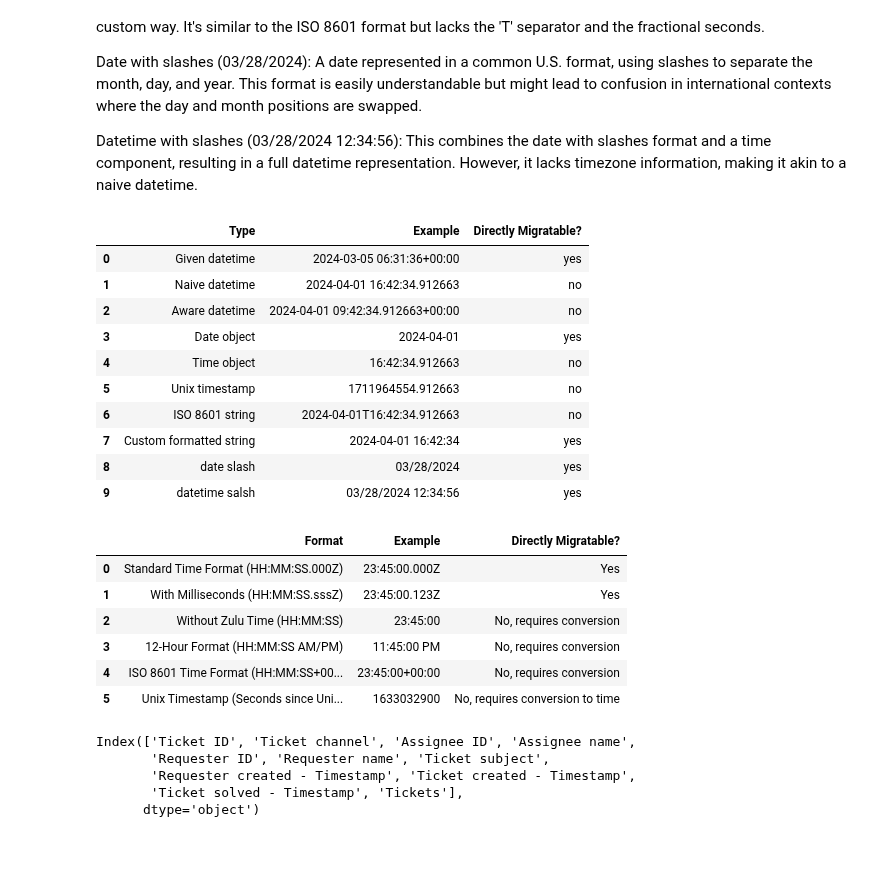
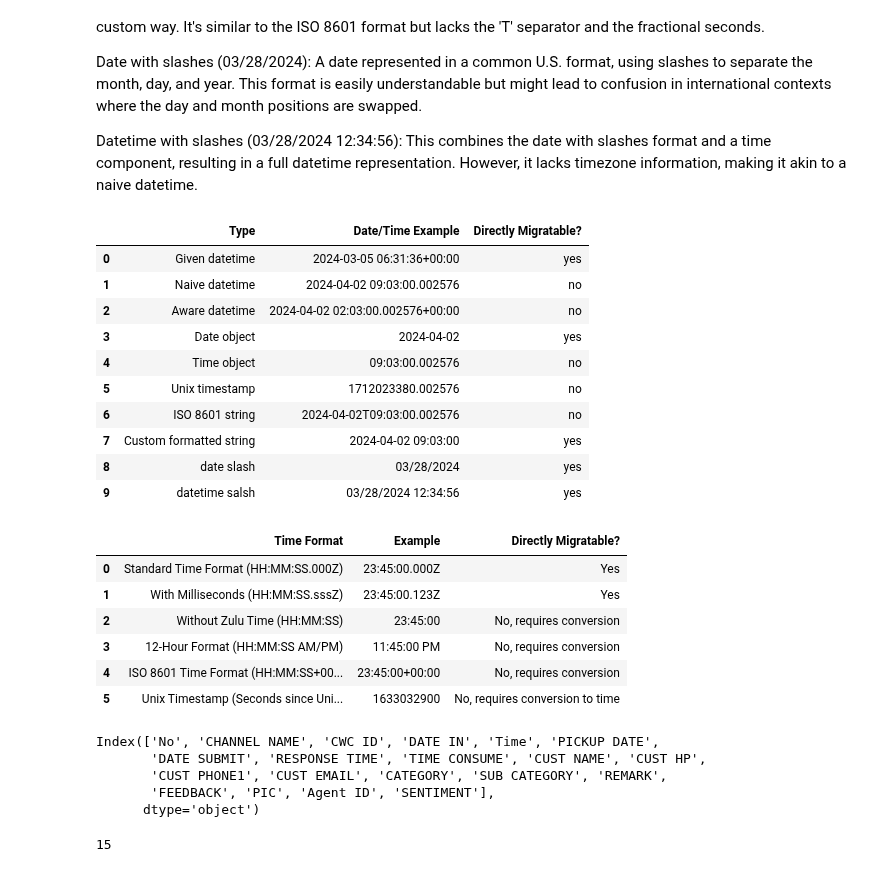
Before and after one commit to masterA88/dataquality2-new, a Jupyter notebook: Data_Quality_Tests.ipynb, the cells around one changed output. Drawn from its saved outputs; the diff is of its cells as text; code cells hidden in the pictures.

```diff
--- a/Data_Quality_Tests.ipynb
+++ b/Data_Quality_Tests.ipynb
@@ -1808,43 +1808,43 @@ date_object = now.date()
 # Create a time object
 time_object = now.time()
 
 # Unix timestamp
 unix_timestamp = now.timestamp()
 
 # ISO 8601 string
 iso8601_string = now.isoformat()
 
 # Custom formatted datetime string
 custom_formatted_string = now.strftime('%Y-%m-%d %H:%M:%S')
 
 # Examples of new date types
 date_with_slashes = "03/28/2024"  # MM/DD/YYYY
 datetime_with_slashes = "03/28/2024 12:34:56"  # MM/DD/YYYY HH:MM:SS
 
 # Create a DataFrame
 df = pd.DataFrame({
     'Type': ['Given datetime ', 'Naive datetime', 'Aware datetime', 'Date object', 'Time object', 'Unix timestamp', 'ISO 8601 string', 'Custom formatted string','date slash','datetime salsh'],
-    'Example': [given_datetime, naive_datetime, aware_datetime, date_object, time_object, unix_timestamp, iso8601_string, custom_formatted_string,date_with_slashes,datetime_with_slashes],
+    'Date/Time Example': [given_datetime, naive_datetime, aware_datetime, date_object, time_object, unix_timestamp, iso8601_string, custom_formatted_string,date_with_slashes,datetime_with_slashes],
     'Directly Migratable?':['yes','no','no','yes','no','no','no','yes','yes','yes']
 })
 
 # Save the DataFrame into a CSV file
 #df['Example'].to_csv('output.csv', index=False)  # Setting index=False to avoid writing row indices to the CSV file
 # df[['Type','Example']]
 
 df[df['Directly Migratable?']=="yes"]
 
 df
 # %% [output]
-|  | Type | Example | Directly Migratable? |
+|  | Type | Date/Time Example | Directly Migratable? |
 | 0 | Given datetime | 2024-03-05 06:31:36+00:00 | yes |
-| 1 | Naive datetime | 2024-04-01 16:42:34.912663 | no |
-| 2 | Aware datetime | 2024-04-01 09:42:34.912663+00:00 | no |
-| 3 | Date object | 2024-04-01 | yes |
-| 4 | Time object | 16:42:34.912663 | no |
-| 5 | Unix timestamp | 1711964554.912663 | no |
-| 6 | ISO 8601 string | 2024-04-01T16:42:34.912663 | no |
-| 7 | Custom formatted string | 2024-04-01 16:42:34 | yes |
+| 1 | Naive datetime | 2024-04-02 09:03:00.002576 | no |
+| 2 | Aware datetime | 2024-04-02 02:03:00.002576+00:00 | no |
+| 3 | Date object | 2024-04-02 | yes |
+| 4 | Time object | 09:03:00.002576 | no |
+| 5 | Unix timestamp | 1712023380.002576 | no |
+| 6 | ISO 8601 string | 2024-04-02T09:03:00.002576 | no |
+| 7 | Custom formatted string | 2024-04-02 09:03:00 | yes |
 | 8 | date slash | 03/28/2024 | yes |
 | 9 | datetime salsh | 03/28/2024 12:34:56 | yes |
 # %%
@@ -1871,12 +1871,12 @@ compatibility = {
 }
 
 # Create DataFrame for visualization
-df_time_compatibility = pd.DataFrame(list(zip(time_formats.keys(), time_formats.values(), compatibility.values())), columns=['Format', 'Example', 'Directly Migratable?'])
+df_time_compatibility = pd.DataFrame(list(zip(time_formats.keys(), time_formats.values(), compatibility.values())), columns=['Time Format', 'Example', 'Directly Migratable?'])
 df_time_compatibility
 #df_time_compatibility['Example'].to_csv('output.csv', index=False)
 # df[df['Directly Migratable?']=='yes']
 # %% [output]
-|  | Format | Example | Directly Migratable? |
+|  | Time Format | Example | Directly Migratable? |
 | 0 | Standard Time Format (HH:MM:SS.000Z) | 23:45:00.000Z | Yes |
 | 1 | With Milliseconds (HH:MM:SS.sssZ) | 23:45:00.123Z | Yes |
 | 2 | Without Zulu Time (HH:MM:SS) | 23:45:00 | No, requires conversion |
@@ -1884,20 +1884,24 @@ df_time_compatibility
 | 4 | ISO 8601 Time Format (HH:MM:SS+00... | 23:45:00+00:00 | No, requires conversion |
 | 5 | Unix Timestamp (Seconds since Uni... | 1633032900 | No, requires conversion to time |
 # %%
+# omni 4
+
 import pandas as pd
 
 # read te dataset
-file_path="/Users/ikawahyuni/Downloads/Data Zendesk_csv.csv"
+file_path="/Users/ikawahyuni/dataquality/sample/CWC WA_Omni4_csv.csv"
 df=pd.read_csv(file_path, delimiter=";")
 df.columns
-#len(df["Ticket ID"].unique())
+# len(df["Agent ID"].unique())
 # %% [output]
-Index(['Ticket ID', 'Ticket channel', 'Assignee ID', 'Assignee name',
-       'Requester ID', 'Requester name', 'Ticket subject',
-       'Requester created - Timestamp', 'Ticket created - Timestamp',
-       'Ticket solved - Timestamp', 'Tickets'],
+Index(['No', 'CHANNEL NAME', 'CWC ID', 'DATE IN', 'Time', 'PICKUP DATE',
+       'DATE SUBMIT', 'RESPONSE TIME', 'TIME CONSUME', 'CUST NAME', 'CUST HP',
+       'CUST PHONE1', 'CUST EMAIL', 'CATEGORY', 'SUB CATEGORY', 'REMARK',
+       'FEEDBACK', 'PIC', 'Agent ID', 'SENTIMENT'],
       dtype='object')
 # %%
+#omni 5
+
 import pandas as pd
 
 # read te dataset
@@ -1922,6 +1926,9 @@ new_header=['Channel', 'cwc_id', 'Start Date', 'Pickup Date', 'KIP Date',
        'response time', 'handling time', 'KIP Name', 'Cust ID', 'Category',
        'Sub Category', 'Remark', 'Feedback', 'Agent Name', 'Sentiment']
 df_cleaned.columns=new_header
+len(df_cleaned.columns)
+# %% [output]
+15
 # %%
 # read te dataset
 file_path="/Users/ikawahyuni/dataquality/sample/CWC WA_Omni4_csv.csv"
```
